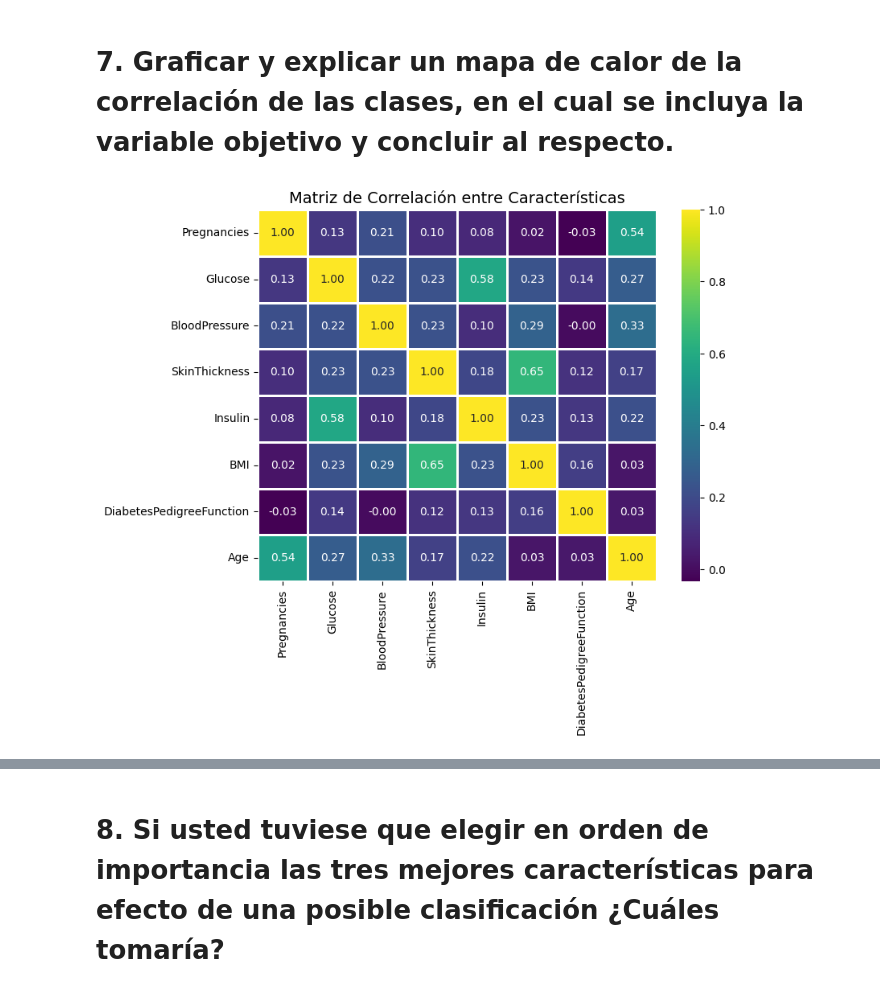
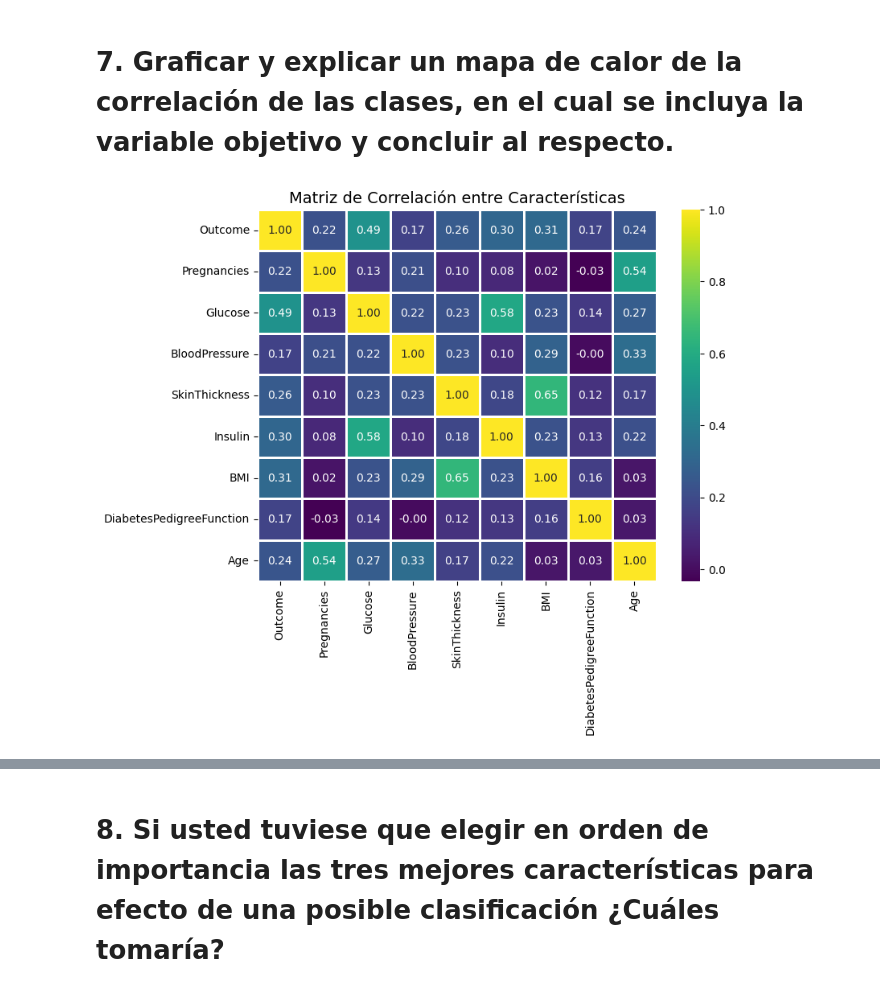
Before and after one commit to MiguelAngeloTr/Aprendizaje_Automatico, a Jupyter notebook: Primera_entrega/FormatoEntregaTarea1_.ipynb, the cells around one changed output, grey strips where cells are left out. Saved outputs shown, nothing was run; the diff lists cells and outputs as text; code cells hidden in the pictures.

```diff
--- a/Primera_entrega/FormatoEntregaTarea1_.ipynb
+++ b/Primera_entrega/FormatoEntregaTarea1_.ipynb
@@ -267,22 +269,22 @@ Age: p=0.0000
 # **7. Graficar y explicar un mapa de calor de la correlación de las clases, en el cual se incluya la variable objetivo y concluir al respecto.**
 # %%
 # Seleccionar solo las columnas numéricas para la matriz de correlación
-numeric_cols = ['Pregnancies', 'Glucose', 'BloodPressure', 'SkinThickness', 'Insulin', 'BMI', 'DiabetesPedigreeFunction','Age']
+numeric_cols = ['Outcome','Pregnancies', 'Glucose', 'BloodPressure', 'SkinThickness', 'Insulin', 'BMI', 'DiabetesPedigreeFunction','Age']
 numeric_data = diabetes[numeric_cols]
 
 # Calcular la matriz de correlación
 correlation_matrix = numeric_data.corr()
 
 # Crear una figura y un eje (subplot) utilizando seaborn
 plt.figure(figsize=(8, 6))
 
 # Cambiar el colormap a 'viridis' (otro colormap fresco)
 sns.heatmap(correlation_matrix, annot=True, cmap='viridis', fmt='.2f', linewidths=1, linecolor='white')
 
 # Añadir título
 plt.title('Matriz de Correlación entre Características', fontsize=14)
 
 # Mostrar la matriz de correlación
 plt.show()
 # %% [output]
-[figure, old version]
+[figure, new version]
```
Also changed, not shown: parts of 7 cells of this notebook.
